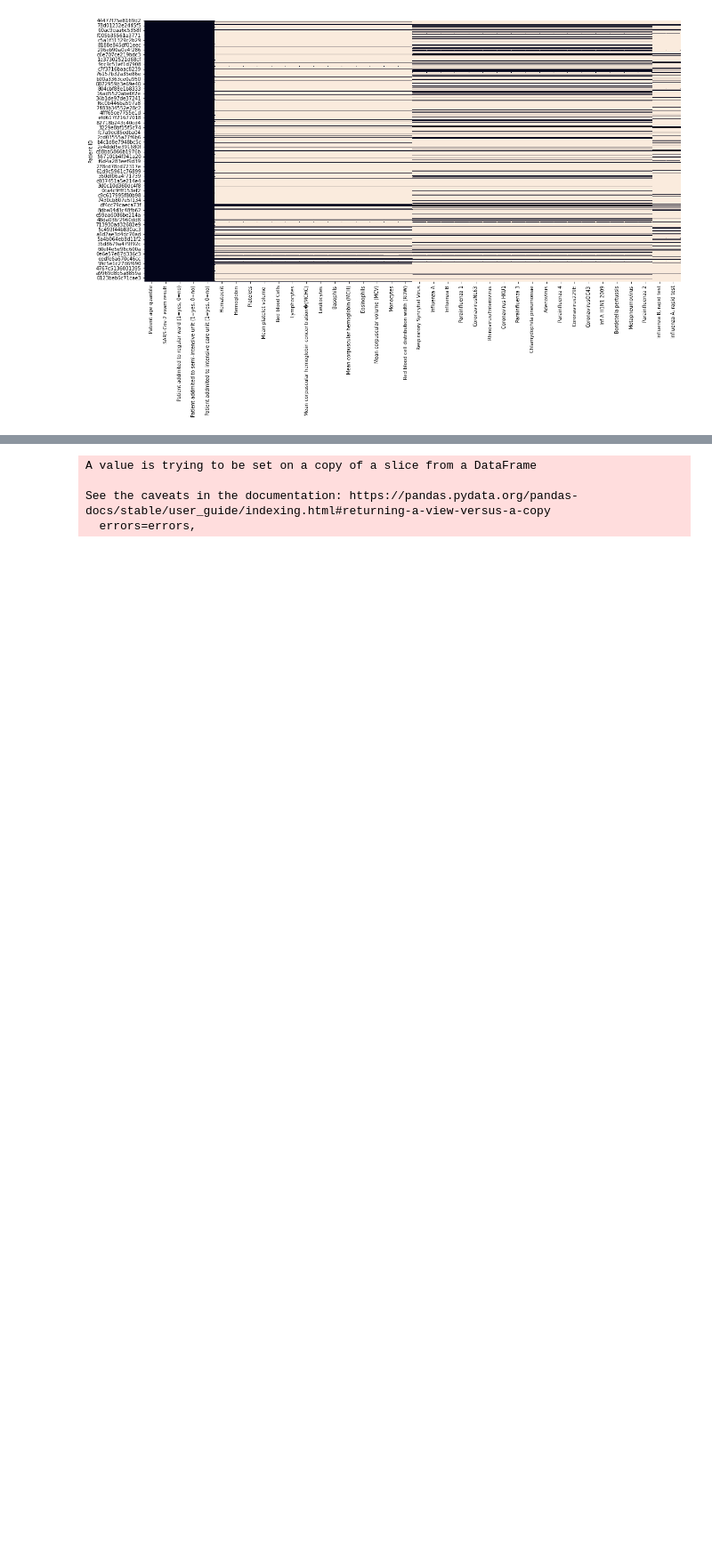
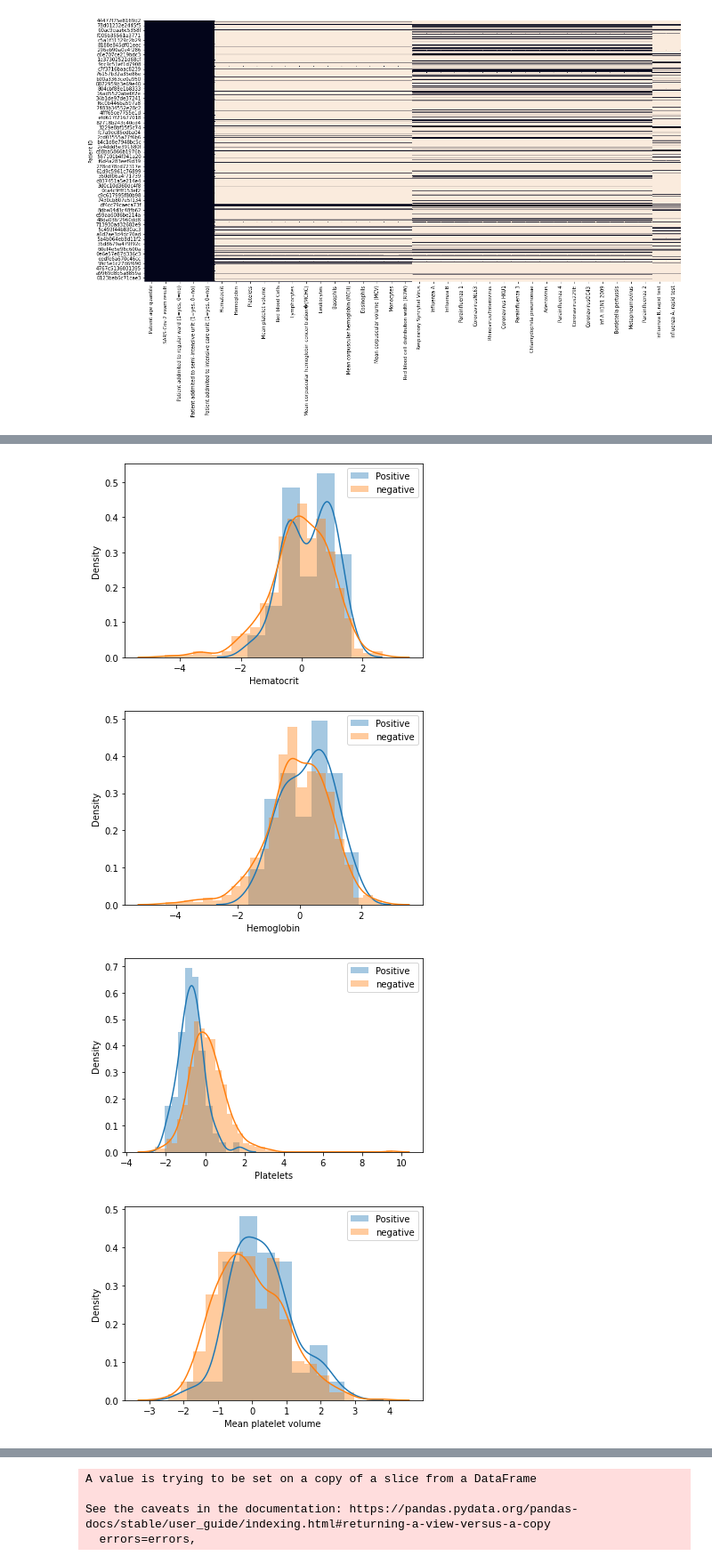
Before and after one commit to m3nkam/ml-covid19, a Jupyter notebook: pfe_2021.ipynb, the cells around one changed output, grey strips where cells are left out. Shown at 89% size. Drawn from its saved outputs; the diff is of its cells as text; code cells hidden in the pictures; blank space fills up the shorter version.

```diff
--- a/pfe_2021.ipynb
+++ b/pfe_2021.ipynb
@@ -93,0 +95,5 @@ sns.heatmap(df.isna(),cbar=False)
+# %%
+# Selectionnons toutes les colonnes de type float
+num_columns = df.select_dtypes(include = ['float'])
+for col in  num_columns:
+    print(col)
@@ -93,0 +115,12 @@ sns.heatmap(df.isna(),cbar=False)
+# %%
+#Visialisons la relation entre la variable cible et les variables numériques
+for col in num_columns:
+    plt.figure()
+    sns.distplot(positive_target[col], label='Positive')
+    sns.distplot(negative_target[col], label='negative')
+    plt.legend()
+# %% [output]
+[figure, added]
+[figure, added]
+[figure, added]
+[figure, added]
```
Also changed, not shown: parts of 28 cells of this notebook.
